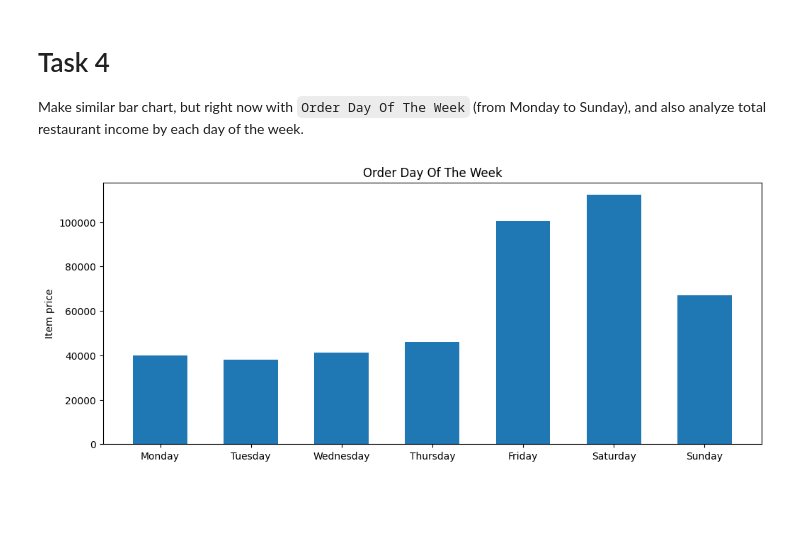
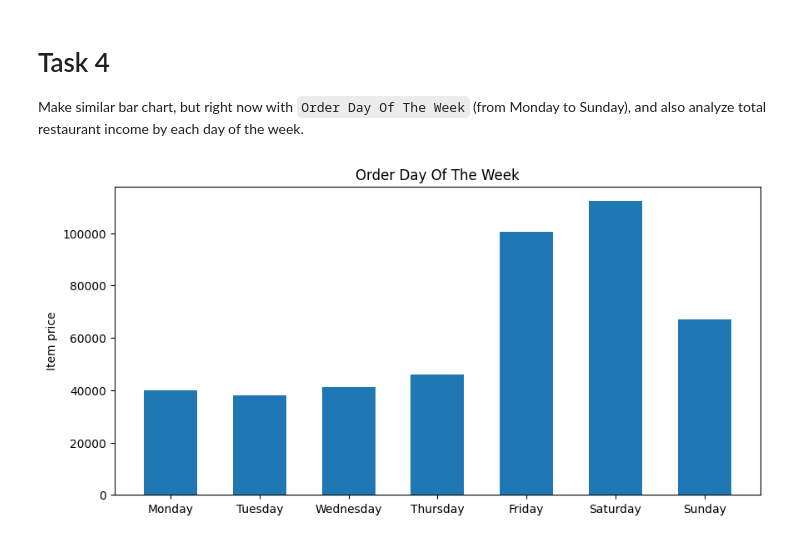
Before and after one commit to mate-academy/py-restaurant-data-analysis, a Jupyter notebook: app/main.ipynb, the cells around one changed output. Saved outputs shown, nothing was run; the diff lists cells and outputs as text; code cells hidden in the pictures; blank space fills up the shorter version.

```diff
--- a/app/main.ipynb
+++ b/app/main.ipynb
@@ -87,15 +87,15 @@ Make similar bar chart, but right now with `Order Day Of The Week` (from Monday
 # %%
 df["day_name"] = df["datetime"].dt.day_name()
 df["day_num"] = df["datetime"].dt.weekday
 df_order_weekday_price = df.groupby(['day_num', 'day_name'])['item_price'].sum()
 item_price = df_order_weekday_price.to_list()
 day_name = df_order_weekday_price.index.to_list()
 day = [day for num, day in day_name]
 fig, ax = plt.subplots()
-fig.set_figwidth(12)
+fig.set_figwidth(10)
 ax.set_title('Order Day Of The Week')
 ax.set_ylabel('Item price')
 ax.bar(day, item_price, width=0.6)
 plt.show()
 # %% [output]
-[figure, old version]
+[figure, new version]
```
Also changed, not shown: 1 other file.
